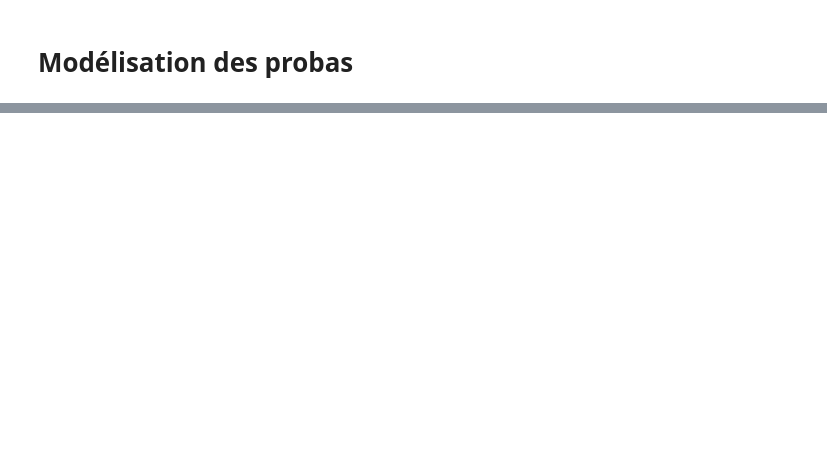
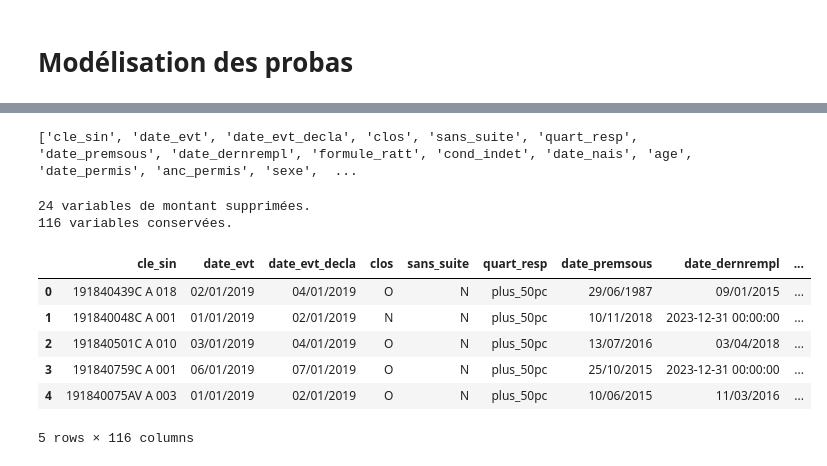
Before and after one commit to KUISSU/Exiom_Stage, a Jupyter notebook: Note_book/Proba_mode.ipynb, the cells around one changed output, grey strips where cells are left out. Saved outputs shown, nothing was run; the diff lists cells and outputs as text; code cells hidden in the pictures; blank space fills up the shorter version.

```diff
--- a/Note_book/Proba_mode.ipynb
+++ b/Note_book/Proba_mode.ipynb
@@ -12,0 +69,78 @@ MemoryError: Unable to allocate 53.5 MiB for an array with shape (7, 1001845) an
+# %%
+print(list(datap.columns))
+# %% [output]
+['cle_sin', 'date_evt', 'date_evt_decla', 'clos', 'sans_suite', 'quart_resp', 'date_premsous', 'date_dernrempl', 'formule_ratt', 'cond_indet', 'date_nais', 'age', 'date_permis', 'anc_permis', 'sexe',  ...
+# %%
+import pandas as pd
+
+# Création des colonnes indicatrices (uint8 → 0/1)
+dummies = pd.get_dummies(datap['exercice'], prefix='year').astype(int)
+
+# (Optionnel) on retire l’année de base 2019 pour éviter la colinéarité
+dummies = dummies.drop(columns=['year_2019'])
+
+# Fusion avec ton DataFrame
+datap = pd.concat([datap, dummies], axis=1)
+# %%
+import pandas as pd
+
+# 0) ton DataFrame initial ----------------------------------------------------
+# df = pd.read_csv("ton_fichier.csv")  # ou déjà présent en mémoire
+
+# 1) liste explicite de TOUTES tes variables (copiée depuis ta question) -----
+all_vars = [
+    'cle_sin', 'date_evt', 'date_evt_decla', 'clos', 'sans_suite', 'quart_resp',
+    'date_premsous', 'date_dernrempl', 'formule_ratt', 'cond_indet', 'date_nais',
+    'age', 'date_permis', 'anc_permis', 'sexe', 'profess', 'sitfam', 'orig_attest',
+    'aac', 'date_sortie_veh', 'age_veh', 'usage2', 'franch', 'rachat_francBG',
+    'garag', 'marq', 'modele2', 'generation', 'modele_desc', 'caros', 'segment',
+    'energ', 'num_sra', 'cylin', 'pdyne', 'pkw', 'pfisc', 'vites', 'pvid',
+    'poidspuiss', 'sport', 'frein', 'cdval', 'trans', 'alim', 'suspe', 'boite',
+    'val', 'couple', 'airbag', 'crash', 'co2min', 'elt_secu', 'vu', 'pickup',
+    'luxe', 'prestige', 'soumis_crm', 'crm', 'boncond', 'nab50', 'bureau_ratt',
+    'fract_paiem_soc', 'formule_gar', 'petit_rouleur', 'systeme', 'exercice',
+    'GARANTIE_HOST', 'MT_FRANCHISE', 'MT_CHARGE_BRUTE', 'MT_CHARGE_NETTE',
+    'MT_REGLEMENT_SIN', 'MT_REGLEMENT_COM', 'MT_ABANDON_RECOURS', 'MT_FRAIS_HONO',
+    'MT_PROVISIONS', 'MT_RECOURS_TOTAL', 'MT_ESTIMATION_RECOURS_RESTANTS',
+    'MT_AVANCE_RECOURS', 'MT_AVANCE_RECOURS_RECOURUS', 'MT_PAIEMENTS',
+    'MT_CHARGE_BRUTE_ECO', 'MT_CHARGE_NETTE_ECO', 'ZN_NO_RAPPORT_EXPTIS',
+    'MT_VAL_REMPL_VEH_TTC', 'MT_TOTAL_REPARABLE', 'NB_REP', 'MT_MO_REPARABLE',
+    'NBHH_MO_REPARABLE', 'TAUX_HORAIRE_MO', 'MT_IP_REPARABLE',
+    'NBHH_IP_REPARABLE', 'MT_PIECES_REPARABLE', 'NB_PIECES_REEMPLOI',
+    'MT_PIECES_REEMPLOI', 'RE_AVEC_PIECE_REEMPLOI', 'RE_AVEC_PIECE_REPAR_MP',
+    'RE_AVEC_PIECE_REMPL_MP', 'MT_REMISE', 'MT_FORFAIT', 'MT_FORFAIT_ERD',
+    'LIB_CHOC', 'LIB_INTENS', 'GARAGE_AGREE_O_N', 'DPT_REP', '_RESEAU_',
+    'NB_PIECE_REMPLACEE', 'NB_PIECE_REPAREE', 'veh_info_manquante', 'date_ord',
+    'date_sortie_veh_imputee', 'annee_sortie_veh', 'date_nais_f',
+    'date_permis_f', 'formule_ratt_g', 'sitfam_g', 'usage2_g', 'orig_attest_g',
+    'caros_g', 'segment_g', 'energ_g', 'frein_g', 'alim_g', 'suspe_g',
+    'crash_g', 'fract_paiem_soc_g', 'cdval_g', 'modele2_g', 'profess_g',
+    'marq_g', 'garag_g', 'Region', 'Zone', 'structure_sinistre', 'structure_id',
+    'year_2020', 'year_2021', 'year_2022', 'year_2023', 'year_2024'
+]
+
+# 2) distinguer variables montants vs non montants ---------------------------
+montants     = [v for v in all_vars if v.startswith('MT_')]
+non_montants = [v for v in all_vars if v not in montants]
+
+print(f"{len(montants)} variables de montant supprimées.")
+print(f"{len(non_montants)} variables conservées.")
+
+# 3) créer la base sans montants ---------------------------------------------
+datap_sm = datap[non_montants].copy()
+
+# 4) enregistrer si besoin ----------------------------------------------------
+#datap_sm.to_csv("baseproba_sans_montants.csv", index=False, encoding="utf-8")
+# %% [output]
+24 variables de montant supprimées.
+116 variables conservées.
+# %%
+datap_sm.head()
+# %% [output]
+|  | cle_sin | date_evt | date_evt_decla | clos | sans_suite | quart_resp | date_premsous | date_dernrempl | ... |
+| 0 | 191840439C A 018 | 02/01/2019 | 04/01/2019 | O | N | plus_50pc | 29/06/1987 | 09/01/2015 | ... |
+| 1 | 191840048C A 001 | 01/01/2019 | 02/01/2019 | N | N | plus_50pc | 10/11/2018 | 2023-12-31 00:00:00 | ... |
+| 2 | 191840501C A 010 | 03/01/2019 | 04/01/2019 | O | N | plus_50pc | 13/07/2016 | 03/04/2018 | ... |
+| 3 | 191840759C A 001 | 06/01/2019 | 07/01/2019 | O | N | plus_50pc | 25/10/2015 | 2023-12-31 00:00:00 | ... |
+| 4 | 191840075AV A 003 | 01/01/2019 | 02/01/2019 | O | N | plus_50pc | 10/06/2015 | 11/03/2016 | ... |
+5 rows × 116 columns
```
Also changed, not shown: parts of 15 cells of this notebook.
